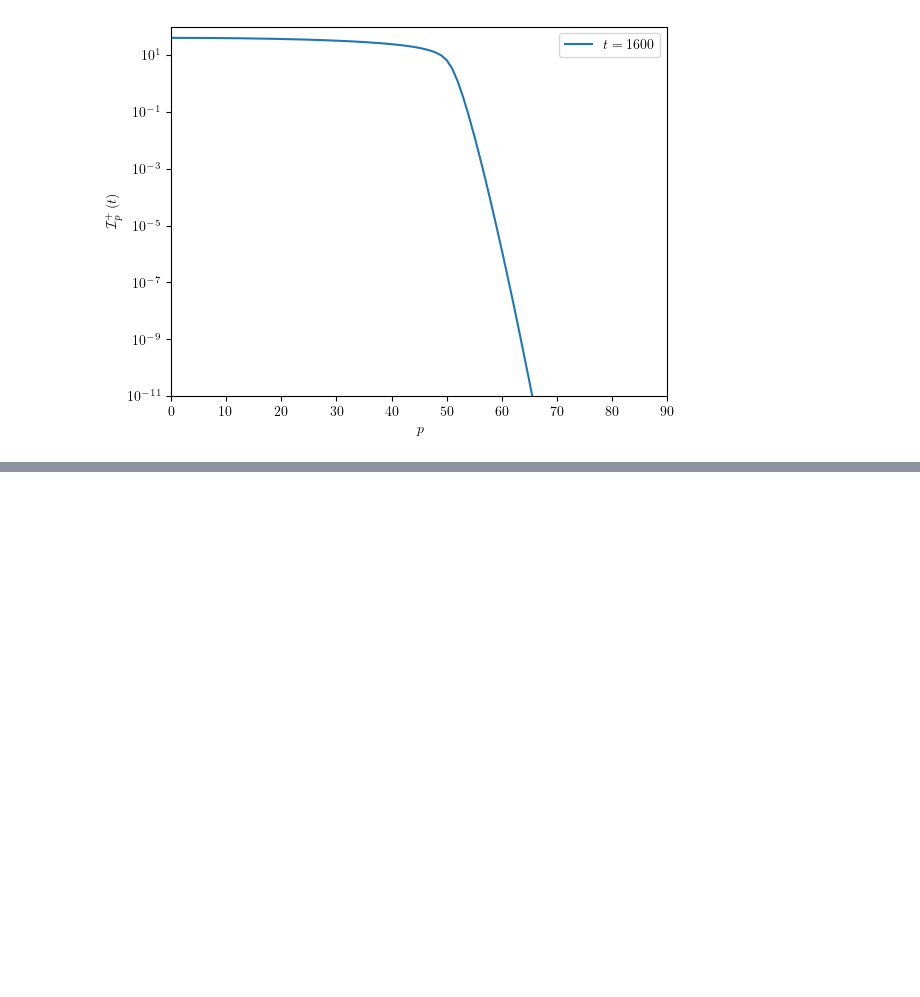
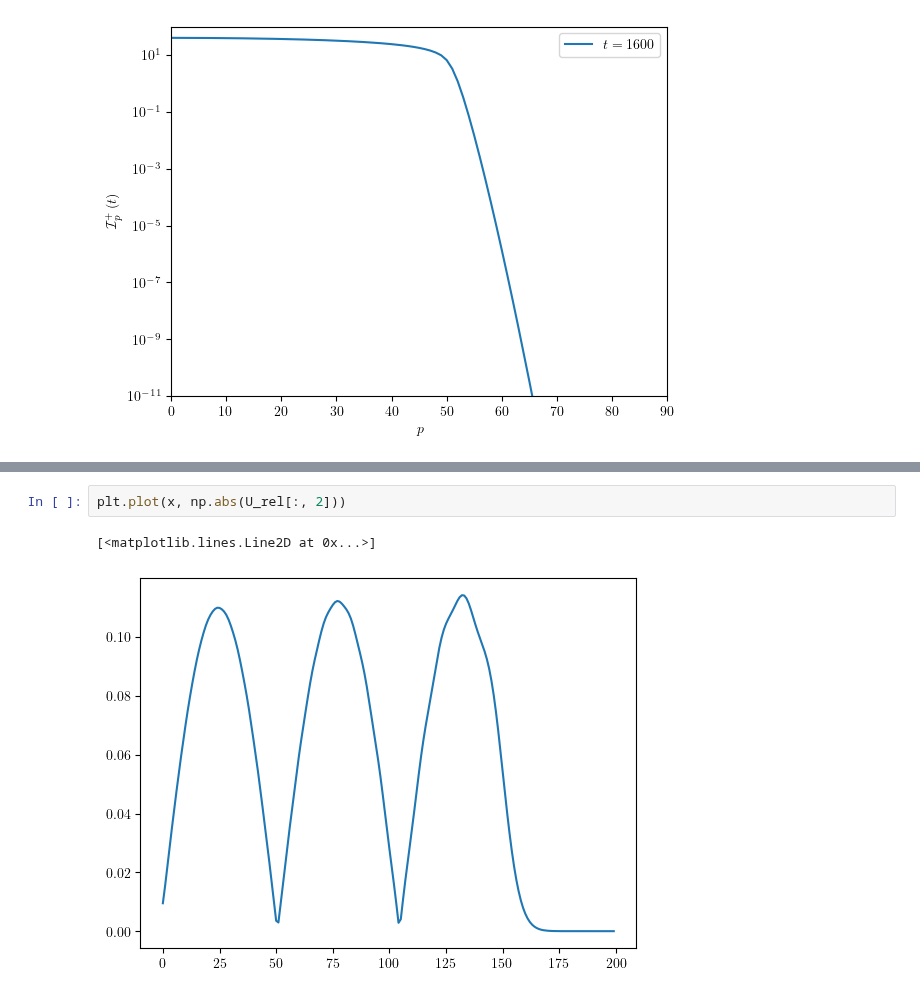
Before and after one commit to evgenii-poliakoff/lightcones, a Jupyter notebook: tutorials/light_cone_interior_normal_modes.ipynb, the cells around one changed output, grey strips where cells are left out. Drawn from its saved outputs; the diff is of its cells as text; blank space fills up the shorter version.

```diff
--- a/tutorials/light_cone_interior_normal_modes.ipynb
+++ b/tutorials/light_cone_interior_normal_modes.ipynb
@@ -100,0 +113,5 @@ The PostScript backend does not support transparency; partially transparent arti
+# %%
+plt.plot(x, np.abs(U_rel[:, 2]))
+# %% [output]
+[<matplotlib.lines.Line2D at 0x...>]
+[figure, added]
```
Also changed, not shown: parts of 5 cells of this notebook.
